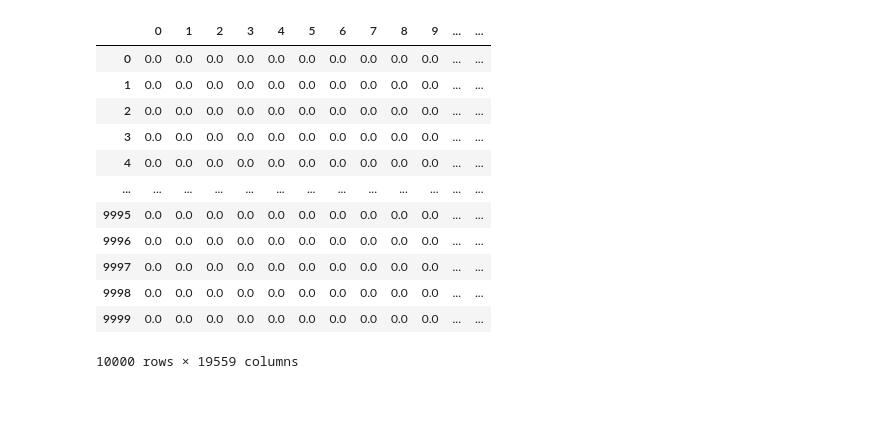
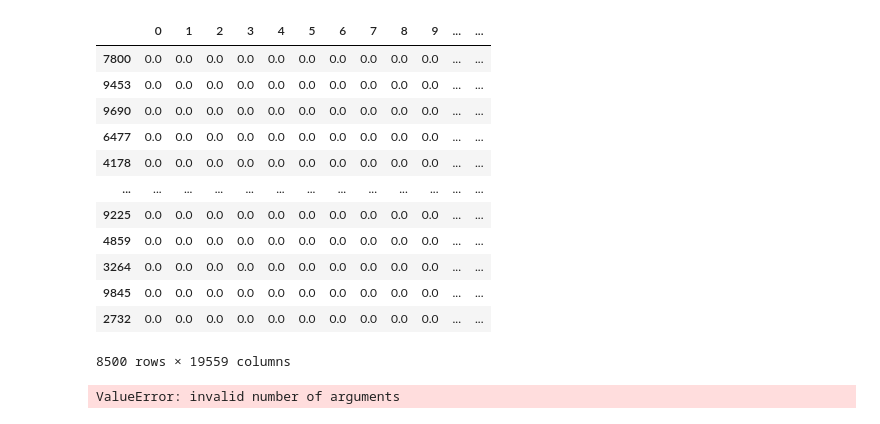
Before and after one commit to dhivyapm/GRA, a Jupyter notebook: KNN_imdb.ipynb, the cells around one changed output. Cells and saved outputs as stored; diff of their text form; code cells hidden in the pictures.

```diff
--- a/KNN_imdb.ipynb
+++ b/KNN_imdb.ipynb
@@ -67,2 +62,0 @@ df = pd.concat([df,imp_df],axis=1)
-# %%
-df = df.drop(['aspects_AAjN','emotions'],axis=1)
@@ -93,7 +64,8 @@ df.isnull().sum().sum()
 from sklearn.impute import KNNImputer
 # define imputer
 imputer = KNNImputer(n_neighbors = 2)
+la = np.array(df['emotions']).reshape(-1,1)
 # fit on the dataset
-imp_label = np.round(imputer.fit_transform(label))
+imp_label = imputer.fit_transform(la)
 # %%
 imp_label = pd.DataFrame(imp_label)
@@ -102,16 +86,4 @@ df = pd.concat([df,imp_label],axis=1)
-# %%
-df
-# %% [output]
-|  | 0 | 1 | 2 | 3 | 4 | 5 | 6 | 7 | 8 | 9 | ... | ... |
-| 0 | 0.0 | 0.0 | 0.0 | 0.0 | 0.0 | 0.0 | 0.0 | 0.0 | 0.0 | 0.0 | ... | ... |
-| 1 | 0.0 | 0.0 | 0.0 | 0.0 | 0.0 | 0.0 | 0.0 | 0.0 | 0.0 | 0.0 | ... | ... |
-| 2 | 0.0 | 0.0 | 0.0 | 0.0 | 0.0 | 0.0 | 0.0 | 0.0 | 0.0 | 0.0 | ... | ... |
-| 3 | 0.0 | 0.0 | 0.0 | 0.0 | 0.0 | 0.0 | 0.0 | 0.0 | 0.0 | 0.0 | ... | ... |
-| 4 | 0.0 | 0.0 | 0.0 | 0.0 | 0.0 | 0.0 | 0.0 | 0.0 | 0.0 | 0.0 | ... | ... |
-| ... | ... | ... | ... | ... | ... | ... | ... | ... | ... | ... | ... | ... |
-| 9995 | 0.0 | 0.0 | 0.0 | 0.0 | 0.0 | 0.0 | 0.0 | 0.0 | 0.0 | 0.0 | ... | ... |
-| 9996 | 0.0 | 0.0 | 0.0 | 0.0 | 0.0 | 0.0 | 0.0 | 0.0 | 0.0 | 0.0 | ... | ... |
-| 9997 | 0.0 | 0.0 | 0.0 | 0.0 | 0.0 | 0.0 | 0.0 | 0.0 | 0.0 | 0.0 | ... | ... |
-| 9998 | 0.0 | 0.0 | 0.0 | 0.0 | 0.0 | 0.0 | 0.0 | 0.0 | 0.0 | 0.0 | ... | ... |
-| 9999 | 0.0 | 0.0 | 0.0 | 0.0 | 0.0 | 0.0 | 0.0 | 0.0 | 0.0 | 0.0 | ... | ... |
-10000 rows × 19559 columns
+# %%
+# Splitting the dataset into the Training set and Test set
+from sklearn.model_selection import train_test_split
+X_train, X_test, y_train, y_test = train_test_split(imp_df, imp_label, test_size = 0.15, random_state = 0)
@@ -117,0 +93,19 @@ df
+# %%
+train = pd.concat([X_train,y_train],axis=1)
+test = pd.concat([X_test,y_test],axis=1)
+# %%
+train
+# %% [output]
+|  | 0 | 1 | 2 | 3 | 4 | 5 | 6 | 7 | 8 | 9 | ... | ... |
+| 7800 | 0.0 | 0.0 | 0.0 | 0.0 | 0.0 | 0.0 | 0.0 | 0.0 | 0.0 | 0.0 | ... | ... |
+| 9453 | 0.0 | 0.0 | 0.0 | 0.0 | 0.0 | 0.0 | 0.0 | 0.0 | 0.0 | 0.0 | ... | ... |
+| 9690 | 0.0 | 0.0 | 0.0 | 0.0 | 0.0 | 0.0 | 0.0 | 0.0 | 0.0 | 0.0 | ... | ... |
+| 6477 | 0.0 | 0.0 | 0.0 | 0.0 | 0.0 | 0.0 | 0.0 | 0.0 | 0.0 | 0.0 | ... | ... |
+| 4178 | 0.0 | 0.0 | 0.0 | 0.0 | 0.0 | 0.0 | 0.0 | 0.0 | 0.0 | 0.0 | ... | ... |
+| ... | ... | ... | ... | ... | ... | ... | ... | ... | ... | ... | ... | ... |
+| 9225 | 0.0 | 0.0 | 0.0 | 0.0 | 0.0 | 0.0 | 0.0 | 0.0 | 0.0 | 0.0 | ... | ... |
+| 4859 | 0.0 | 0.0 | 0.0 | 0.0 | 0.0 | 0.0 | 0.0 | 0.0 | 0.0 | 0.0 | ... | ... |
+| 3264 | 0.0 | 0.0 | 0.0 | 0.0 | 0.0 | 0.0 | 0.0 | 0.0 | 0.0 | 0.0 | ... | ... |
+| 9845 | 0.0 | 0.0 | 0.0 | 0.0 | 0.0 | 0.0 | 0.0 | 0.0 | 0.0 | 0.0 | ... | ... |
+| 2732 | 0.0 | 0.0 | 0.0 | 0.0 | 0.0 | 0.0 | 0.0 | 0.0 | 0.0 | 0.0 | ... | ... |
+8500 rows × 19559 columns
@@ -117,0 +151,9 @@ df
+# %%
+import numpy as np
+from math import sqrt
+train = np.array(train)
+test = np.array(test)
+prediction = predict_classification(train, test, 4)
+print("We expected {}, Got {}".format(test[-5], prediction))
+# %% [output]
+ValueError: invalid number of arguments
```
Also changed, not shown: parts of 30 cells of this notebook.
